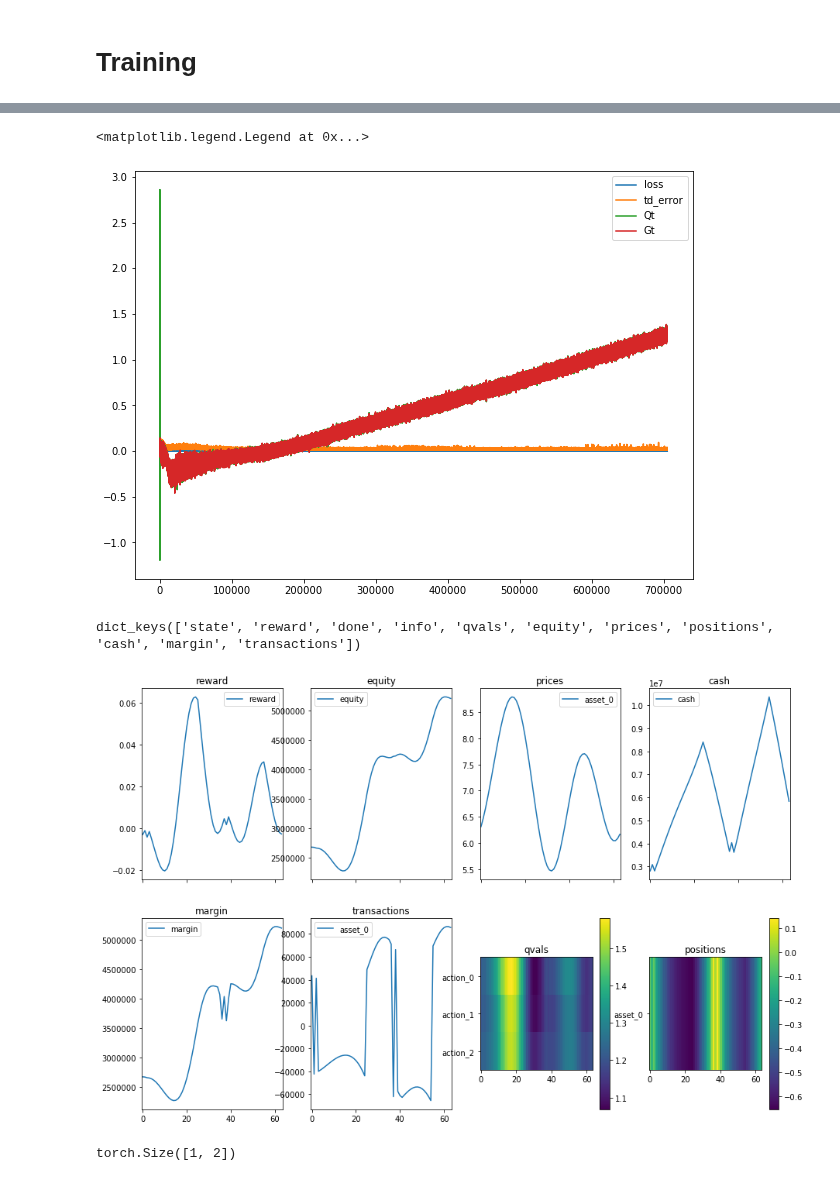
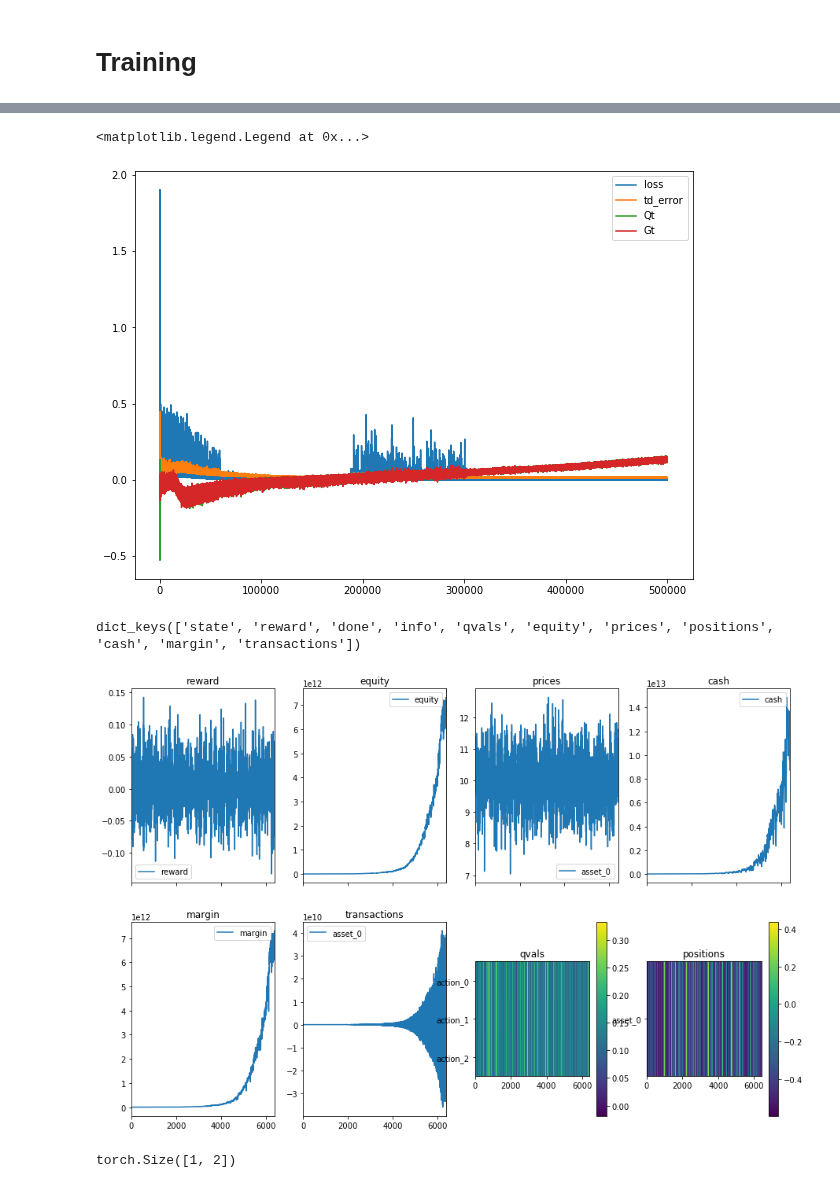
Before and after one commit to Hanwant/madigan, a Jupyter notebook: madigan/notebooks/synth_dqn.ipynb, the cells around one changed output, grey strips where cells are left out. Saved outputs shown, nothing was run; the diff lists cells and outputs as text; code cells hidden in the pictures.

```diff
--- a/madigan/notebooks/synth_dqn.ipynb
+++ b/madigan/notebooks/synth_dqn.ipynb
@@ -928,7 +933,7 @@ config = make_config(
         experiment_id="SineQ",
         basepath="/media/hemu/Data/Markets/farm",
 
-
+        unit_size_proportion_avM=0.05,
         transaction_cost_rel=0.0,
 
         test_steps=1_000,
@@ -943,21 +948,21 @@ config = make_config(
 #         'phase':[0.],
 #         'dX':0.1,
 #         "noise": 0.0},
-        data_source_type="SineAdder",
-        data_source_config={
-            'freq':[2.2, 4.1, 1., 3.],
-            'mu':[.6, 0.3, 2., 4.2],
-            'amp':[.5, 0.2, 0.4, 1.2],
-            'phase':[0., 1., 4., 0.],
-            'dX':0.01,
-            "noise": 0.0},
-#         data_source_type="OU",
-#         data_source_config=dict(
-#             mean=[10.],
-#             theta=[.15],
-#             phi = [4.],
-#             noise_var = [.1]
-#         ),
+#         data_source_type="SineAdder",
+#         data_source_config={
+#             'freq':[2.2, 4.1, 1., 3.],
+#             'mu':[.6, 0.3, 2., 4.2],
+#             'amp':[.5, 0.2, 0.4, 1.2],
+#             'phase':[0., 1., 4., 0.],
+#             'dX':0.01,
+#             "noise": 0.0},
+        data_source_type="OU",
+        data_source_config=dict(
+            mean=[10.],
+            theta=[.15],
+            phi = [4.],
+            noise_var = [.1]
+        ),
         preprocessor_type="WindowedStacker",
         window_length=64,
 
@@ -981,7 +986,7 @@ config = make_config(
         expl_eps_decay=0.999999,
 
         model_class="ConvModel",
-        d_model = 512,
+        d_model = 1024,
         lr=1e-3,
 
     )
@@ -1015,7 +1020,7 @@ preprocessor = make_preprocessor(config)
 preprocessor.initialize_history(env)
 
 agent = AgentCNN(config, preprocessor.feature_output_shape, env, device=device)
-# agent = AgentCNN_IQN(config, preprocessor.feature_output_shape, env, device=device)
+agent = AgentCNN_IQN(config, preprocessor.feature_output_shape, env, device=device)
 # %%
 # state_dict = torch.load('OU_IQN_behav.pth')['state_dict']
 # agent.model_b.load_state_dict(state_dict)
@@ -1079,7 +1084,8 @@ eps 0.47001043729122816
 figsize(10, 7.5)
 from madigan.utils.plotting import plot_train_metrics
 
-trn_metrics = reduce_train_metrics(list_2_dict(train_metrics), ['Qt', 'Gt'])
+# trn_metrics = reduce_train_metrics(list_2_dict(train_metrics), ['Qt', 'Gt'])
+trn_metrics = list_2_dict(train_metrics)
 # plt.plot(np.clip(trn_metrics['loss'], 0., 10.), label='loss')
 # plt.plot(np.clip(trn_metrics['td_error'], 0., 10.), label='td_error')
 plt.plot(trn_metrics['loss'], label='loss')
@@ -1090,5 +1096,5 @@ plt.legend()
 # plot_train_metrics(trn_metrics)
 # %% [output]
 <matplotlib.legend.Legend at 0x...>
-[figure, old version]
+[figure, new version]
 # %%
@@ -1162,17 +1168,17 @@ def plot_test_metrics(data, include=('prices', 'equity', 'cash', 'ledgerNormed',
 # %%
 # from madigan.utils.plotting import plot_test_metrics
 figsize(15, 10)
 reset=True
 reset=False
 
 tst_metrics = test(agent, env, preprocessor,
-                   nsteps=64, verbose=True, reset=reset, eps=0.)
+                   nsteps=640, verbose=True, reset=reset, eps=0.)
 print(tst_metrics.keys())
 
 fig, ax = plot_test_metrics(tst_metrics)
 # %% [output]
 dict_keys(['state', 'reward', 'done', 'info', 'qvals', 'equity', 'prices', 'positions', 'cash', 'margin', 'transactions'])
-[figure, old version]
+[figure, new version]
 # %%
 state = {'state_dict': agent.model_b.state_dict(),
          'ntraining_steps': i,
```
Also changed, not shown: parts of 14 cells of this notebook, 19 other files.
